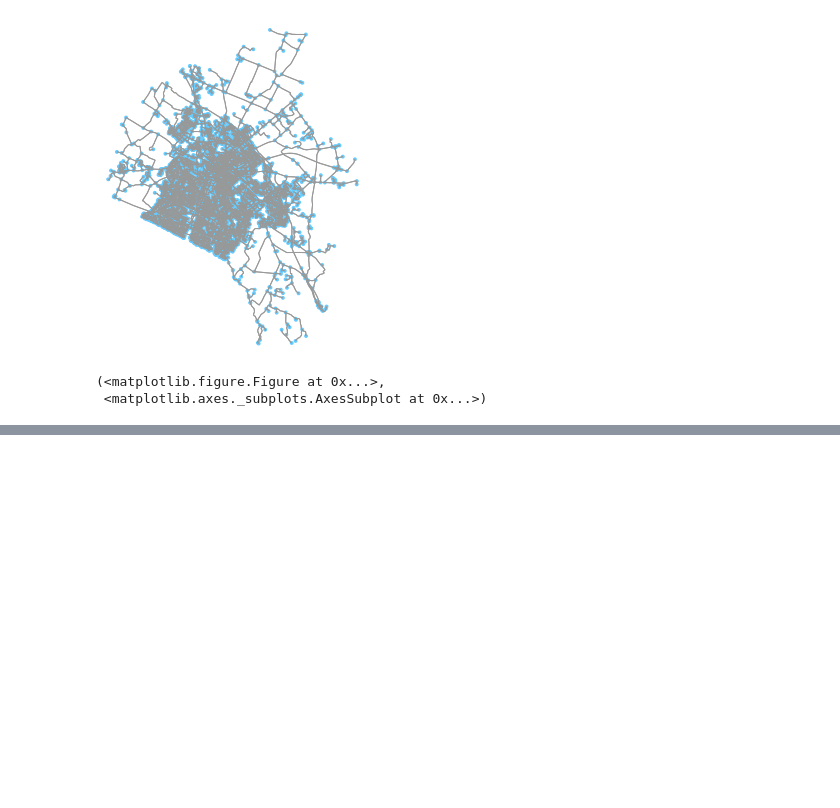
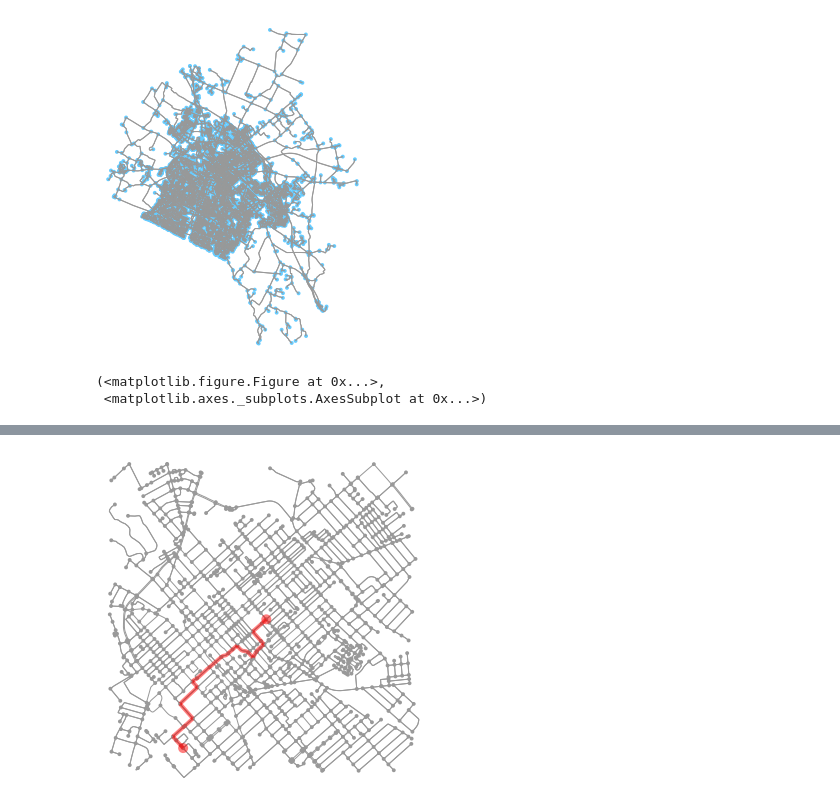
Before and after one commit to alha282/ce599, a Jupyter notebook: 17-Networks 2/Networks_OSM.ipynb, the cells around one changed output, grey strips where cells are left out. Cells and saved outputs as stored; diff of their text form; code cells hidden in the pictures; blank space fills up the shorter version.

```diff
--- a/17-Networks 2/Networks_OSM.ipynb
+++ b/17-Networks 2/Networks_OSM.ipynb
@@ -76,4 +83,10 @@ origin = ox.get_nearest_node(G, (38.0496952, -84.4894170))
 destination = ox.get_nearest_node(G, (38.0333742, -84.5017758))
 #work - Kentucky American Water
 destination1 = ox.get_nearest_node(G, (38.0159437, -84.4631487))
+# %%
+import networkx as nx
+s_route = nx.shortest_path(G, origin, destination)
+s_map =ox.plot_graph_route(G, s_route)
+# %% [output]
+[figure, added]
 # %%
```
Also changed, not shown: parts of 3 cells of this notebook.
